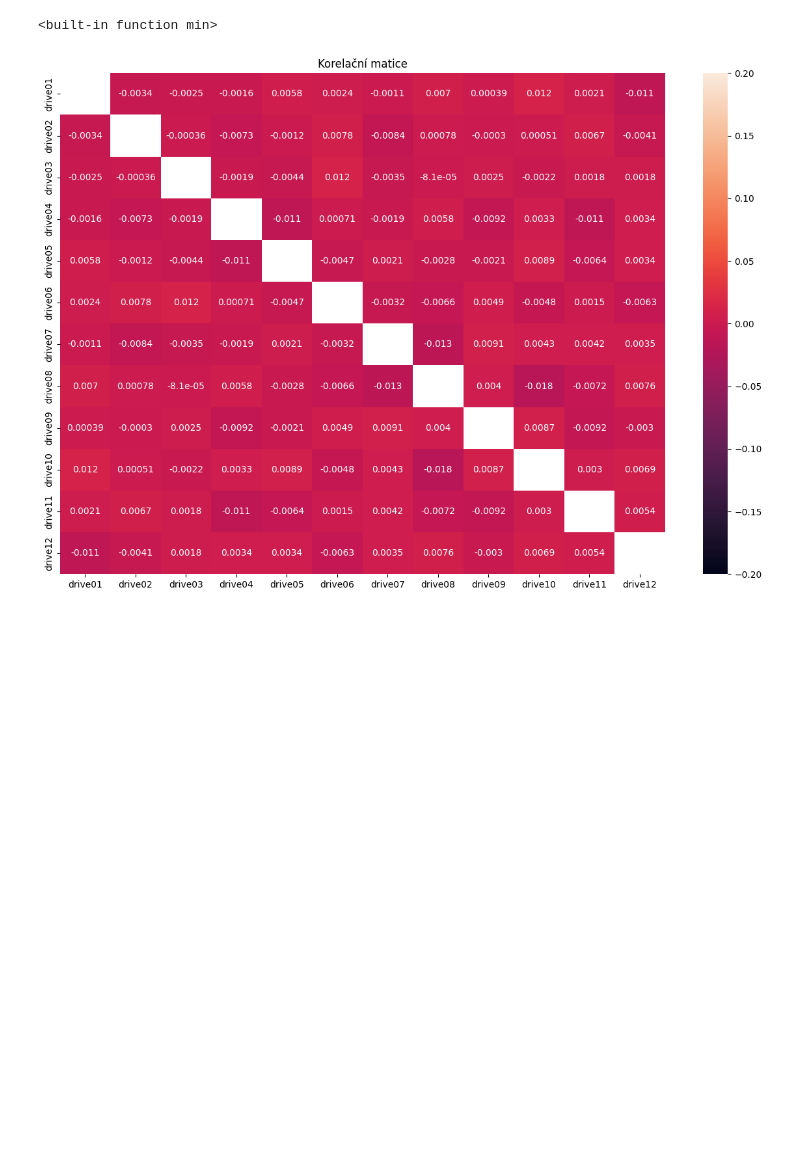
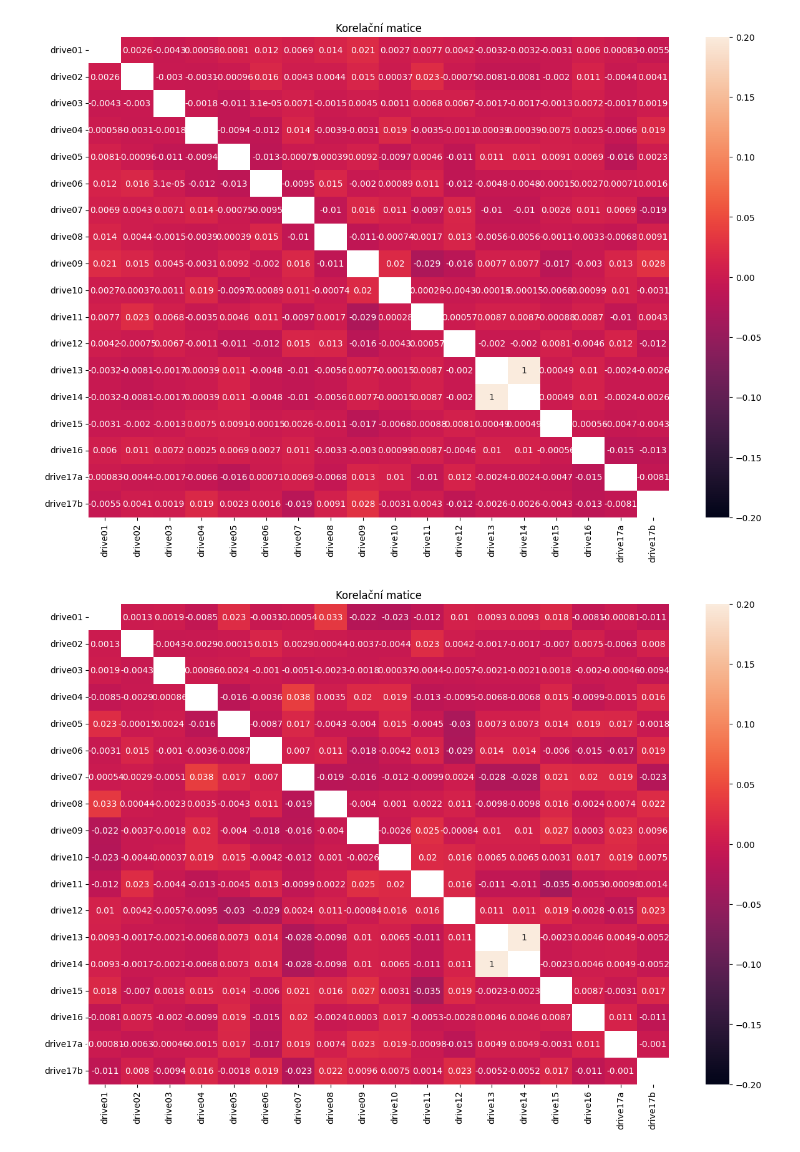
Before and after one commit to Bumross/PZS-sem1, a Jupyter notebook: 1_2.ipynb, the cells around one changed output. Drawn from its saved outputs; the diff is of its cells as text; code cells hidden in the pictures; blank space fills up the shorter version.

Commit message:
korr matrix edit, 17a 17b added

```diff
--- a/1_2.ipynb
+++ b/1_2.ipynb
@@ -74,17 +74,18 @@ def find_Rpeaks(signal):
 
 def preprocess_signals(signals, samp_rates):
     dominant_samp_rate = samp_rates[np.argmax(samp_rates)]
+    signals_to_process = signals
 
     synchronized_signals = []
 
     #resampling
-    for i, (signal, samp_rate) in enumerate(zip(signals, samp_rates)):
+    for i, (signal, samp_rate) in enumerate(zip(signals_to_process, samp_rates)):
         if samp_rate != dominant_samp_rate:
             isignal = scipy.signal.resample(signal, int(signal.size * (dominant_samp_rate / samp_rate)))
-            signals[i] = isignal[:signal.size]
+            signals_to_process[i] = isignal[:signal.size]
 
     #start from peak
-    for i, (signal, samp_rate) in enumerate(zip(signals, samp_rates)):
+    for i, (signal, samp_rate) in enumerate(zip(signals_to_process, samp_rates)):
         R_peaks_positions = find_Rpeaks(signal[:int(samp_rate)*2])
         if not R_peaks_positions.any():
             imax = np.argmax(signal[:int(samp_rate)*2])
@@ -106,9 +107,10 @@ database = ["Database/drive{:02d}".format(i+1) for i in range(16)] + ["Database/
 signals = []
 samps = []
 
-size = 13
+size = 18
 
-for i in range(1, size):
+for i in range(size):
+    print(database[i])
     ecg, fields = load_data(database[i])
     samp_rate = fields['fs']
 
@@ -119,19 +140,20 @@ dominant_samp = samps[np.argmax(samps)]
 # %%
-final_signals= preprocess_signals(signals, samps)
+for i in range(0, 7):
+    final_signals= preprocess_signals(signals, samps)
 
-data_as_list = [np.array(sublist) for sublist in final_signals]
-data_as_array = np.array(data_as_list)
+    data_as_list = [np.array(sublist) for sublist in final_signals]
+    data_as_array = np.array(data_as_list)
 
-correlation_matrix = np.corrcoef(data_as_array)
-correlation_matrix[np.round(correlation_matrix, 4) == 1] = np.nan
+    correlation_matrix = np.corrcoef(data_as_array)
+    np.fill_diagonal(correlation_matrix, np.nan)
 
-plt.figure(figsize=(15,10))
-plt.title("Korelační matice")
-sns.heatmap(correlation_matrix, annot=True,
-            xticklabels = [item[9:] for item in database[:size-1]],
-            yticklabels = [item[9:] for item in database[:size-1]],
-            vmin= -0.2, vmax= 0.2)
-plt.show()
+    plt.figure(figsize=(15,10))
+    plt.title("Korelační matice")
+    sns.heatmap(correlation_matrix, annot=True,
+                xticklabels = [item[9:] for item in database[:size]],
+                yticklabels = [item[9:] for item in database[:size]],
+                vmin= -0.2, vmax= 0.2)
+    plt.show()
 # %% [output]
-<built-in function min>
-[figure, old version]
+[figure, new version]
+[figure, added]
```
Also changed, not shown: parts of 5 cells of this notebook.
